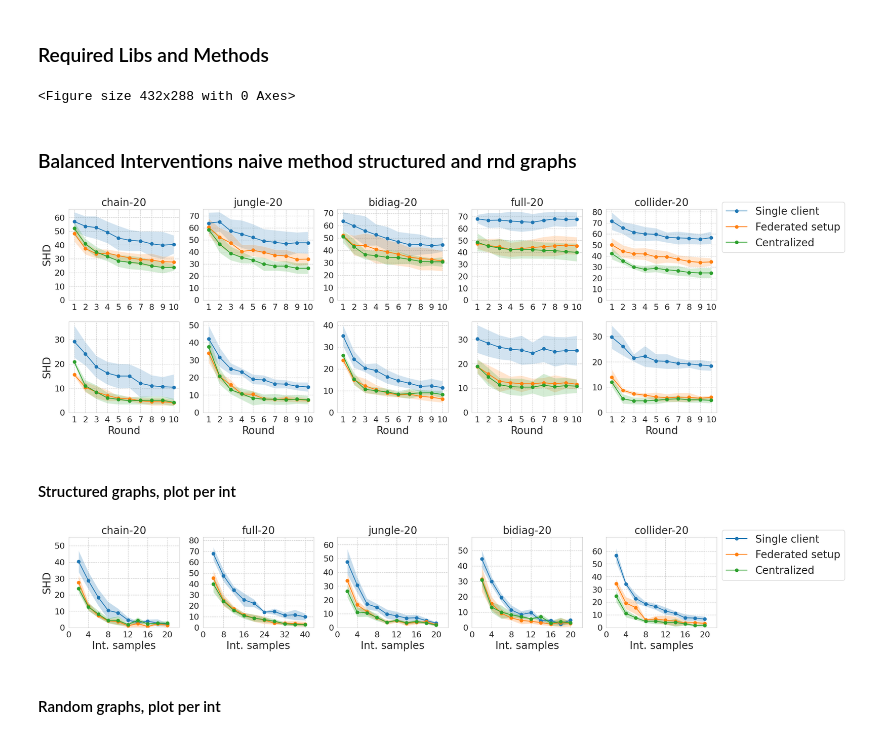
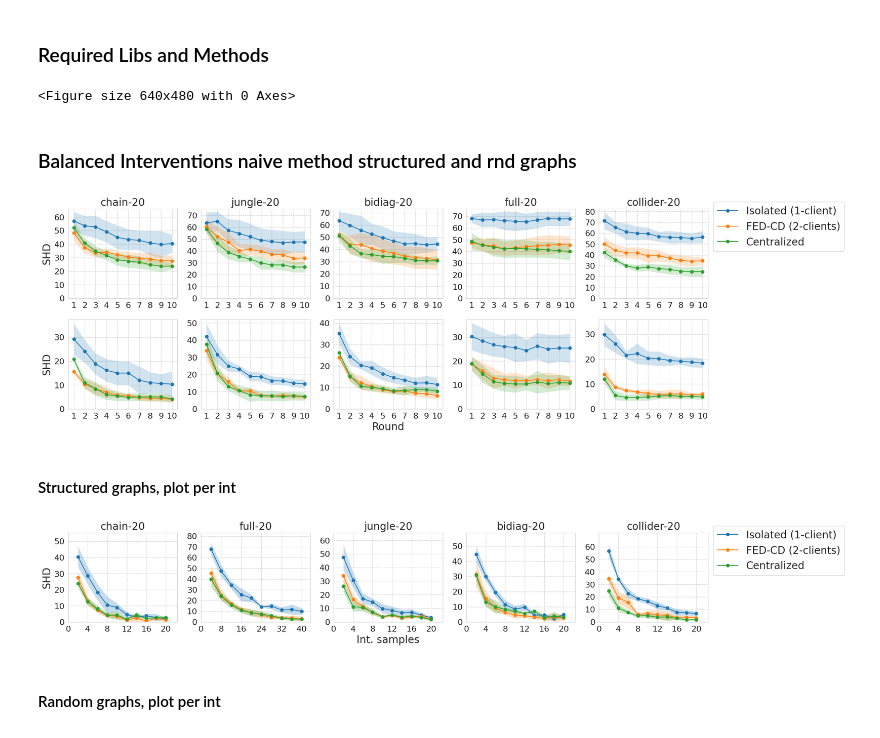
Before and after one commit to aminabyaneh/fed-cdi, a Jupyter notebook: federated/cluster/cluster_results_pr.ipynb, the cells around one changed output. Drawn from its saved outputs; the diff is of its cells as text; code cells hidden in the pictures.

```diff
--- a/federated/cluster/cluster_results_pr.ipynb
+++ b/federated/cluster/cluster_results_pr.ipynb
@@ -70,7 +70,7 @@ def plot_cluster_experiments_subplots(axs, subplot_idx, num_experiments, repeat_
                                        alpha=0.2)
 
             axs[row, 0].set_ylabel(plot_metric, fontsize=20)
-            axs[n_row - 1, col].set_xlabel('Round', fontsize=20)
+            axs[n_row - 1, 2].set_xlabel('Round', fontsize=20)
             axs[row, col].set_xlim([0.5, 10.5])
 
             axs[row, col].tick_params(axis='x', labelsize=16)
@@ -81,7 +81,7 @@ def plot_cluster_experiments_subplots(axs, subplot_idx, num_experiments, repeat_
             axs[row, col].xaxis.set_ticks(np.arange(1, 11, 1).astype(int))
     return axs
 # %% [output]
-<Figure size 432x288 with 0 Axes>
+<Figure size 640x480 with 0 Axes>
 # %% [markdown]
 ### Balanced Interventions naive method structured and rnd graphs
 # %%
@@ -101,7 +101,7 @@ edge_probs = [0.1, 0.2, 0.4, 0.6, 0.8]
 graphs = graph_types if experiment_graphs == "str" else edge_probs
 title = "" if experiment_graphs == "str" else "Edge prob.: "
 
-labels = [f'Single client', 'Federated setup', "Centralized"]
+labels = [f'Isolated (1-client)', 'FED-CD (2-clients)', "Centralized"]
 
 parent_folder_name = 'balanced_str' if experiment_graphs == "str" else "balanced_rnd"
 specifiers = [1, 4]
@@ -125,7 +125,7 @@ axs[0, n_col - 1].legend(loc='center left', bbox_to_anchor=(1.0, 0.8), prop={'si
 plt.savefig(f'balanced_int_aggregation_{experiment_graphs}.png', bbox_inches='tight')
 plt.show()
 # %% [output]
-[figure, old version]
+[figure, new version]
 # %% [markdown]
 #### Structured graphs, plot per int
 # %%
@@ -142,7 +142,7 @@ parent_folder_name = 'balanced_str'
 specifiers = [1, 2, 3, 4, 5, 6, 7, 8, 9, 10]
 int_samples_others = [2, 4, 6, 8, 10, 12, 14, 16, 18, 20]
 full_samples = (2 * np.array(int_samples_others)).astype(int)
-labels = [f'Single client', 'Federated setup', "Centralized"]
+labels = [f'Isolated (1-client)', 'FED-CD (2-clients)', "Centralized"]
 
 n_row = 1
 n_col = len(graphs)
@@ -174,35 +174,35 @@ for col, graph in enumerate(graphs):
             shd_per_int_samples_list.append(shd_per_int_samples)
 
         shd_per_int_samples_avg = np.mean(np.asarray(shd_per_int_samples_list), axis=0)
         shd_per_int_samples_std = np.std(np.asarray(shd_per_int_samples_list), axis=0)
 
         axs[col].plot(int_samples, shd_per_int_samples_avg, label=labels[experiment_id],
                       linestyle='solid', marker='o')
         axs[col].fill_between(int_samples, shd_per_int_samples_avg - shd_per_int_samples_std,
                               (shd_per_int_samples_avg +  shd_per_int_samples_std),
                                alpha=0.25)
 
         axs[0].set_ylabel("SHD", fontsize=20)
-        axs[col].set_xlabel('Int. samples', fontsize=20)
+        axs[2].set_xlabel('Int. samples', fontsize=20)
 
         start_x, end_x = axs[col].get_xlim()
         start_y, end_y = axs[col].get_ylim()
 
         axs[col].set_xlim([start_x + 0.5, end_x + 0.5])
         axs[col].set_ylim([0, end_y + 2])
 
         axs[col].tick_params(axis='x', labelsize=16)
         axs[col].tick_params(axis='y', labelsize=16)
 
         axs[col].yaxis.set_ticks(np.arange(0, end_y, 10).astype(int))
         if graph == "full":  axs[col].xaxis.set_ticks(np.arange(0, end_x, end_x // 5).astype(int))
         else: axs[col].xaxis.set_ticks(np.arange(0, end_x, end_x // 5).astype(int))
 axs[n_col - 1].legend(loc='center left', bbox_to_anchor=(1.0, 0.8), prop={'size': 20})
 
 plt.savefig(f'balanced_int_{experiment_graphs}_shd_per_samples.png', bbox_inches='tight')
 plt.show()
 # %% [output]
-[figure, old version]
+[figure, new version]
 # %% [markdown]
 #### Random graphs, plot per int
 # %%
```
Also changed, not shown: parts of 5 cells of this notebook, 12 other files.
